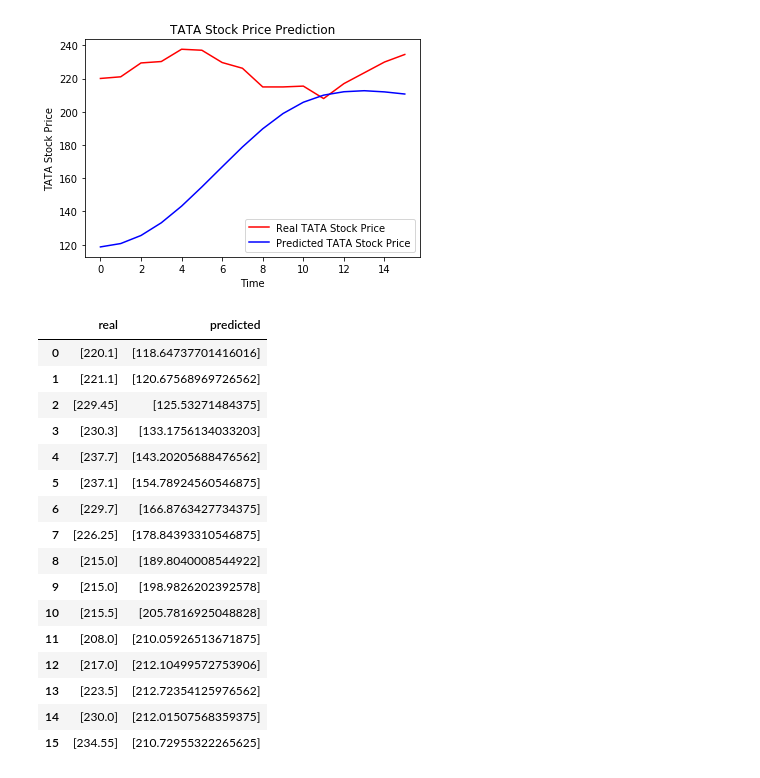
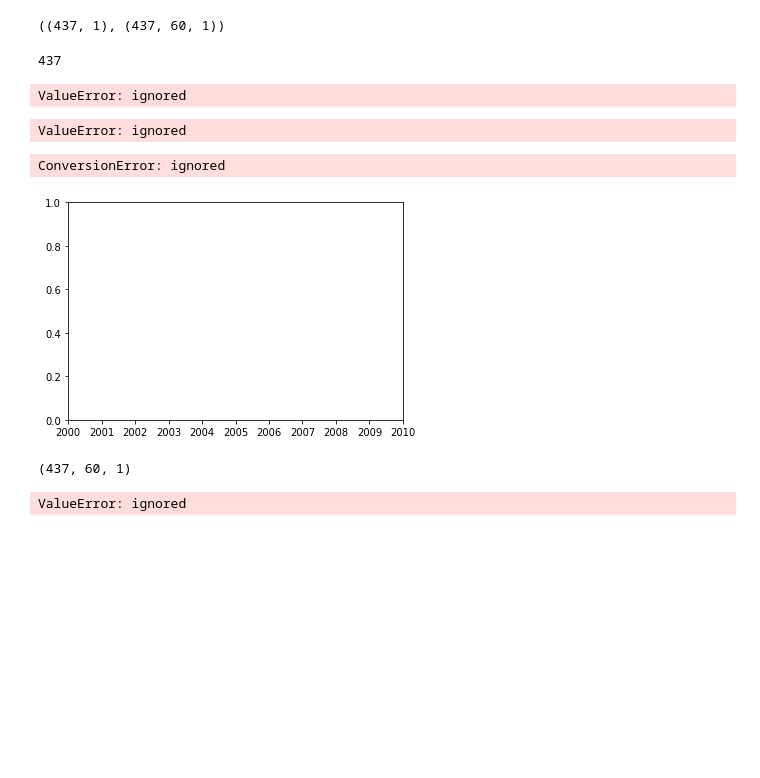
Before and after one commit to neermesh/deep-learning, a Jupyter notebook: tensorflow_LSTM.ipynb, the cells around one changed output. Saved outputs shown, nothing was run; the diff lists cells and outputs as text; code cells hidden in the pictures; blank space fills up the shorter version.

```diff
--- a/tensorflow_LSTM.ipynb
+++ b/tensorflow_LSTM.ipynb
@@ -34,4 +39,7 @@ array([319.54006958, 313.81295776, 326.49798584, ..., 465.1499939 ,
+# %%
+train = train['Adj Close']
+test = test['Adj Close']
 # %%
 from sklearn.preprocessing import MinMaxScaler
 sc = MinMaxScaler(feature_range=(0,1))
-dfsc = sc.fit_transform(df.reshape(-1, 1))
+train_scaled = sc.fit_transform(train.values.reshape(-1, 1))
@@ -59,8 +60,8 @@ df.shape, df_train.shape, df_test.shape
 # %%
 X_train = []
 y_train = []
-for i in range(60,2035):
-    X_train.append(training_set_scaled[i-60:i,0])
-    y_train.append(training_set_scaled[i,0])
+for i in range(60,1984):
+    X_train.append(train_scaled[i-60:i,0])
+    y_train.append(train_scaled[i,0])
 X_train,y_train = np.array(X_train), np.array(y_train)
 # %%
@@ -162,45 +147,50 @@ real_stock_price = dataset_test.iloc[:,1:2].values
 # %%
-dataset_total = pd.concat((dataset_train['Open'],dataset_test['Open']),axis=0)
-inputs = dataset_total[len(dataset_total)- len(dataset_test)-60:].values
+dataset_total = pd.concat((train,test),axis=0)
+inputs = dataset_total[len(df)- len(test)-60:].values
 inputs = inputs.reshape(-1,1)
 inputs = sc.transform(inputs)
 X_test = []
-for i in range(60,76):
+for i in range(60,497):
     X_test.append(inputs[i-60:i,0])
 X_test = np.array(X_test)
 X_test = np.reshape(X_test,(X_test.shape[0],X_test.shape[1],1))
 predicted_stock_price = regressor.predict(X_test)
 predicted_stock_price = sc.inverse_transform(predicted_stock_price)
+# %%
+predicted_stock_price.shape,X_test.shape
+# %% [output]
+((437, 1), (437, 60, 1))
+# %%
+len([X_test[i][1] for i in range(len(X_test))])
+# %% [output]
+437
+# %%
+pd.DataFrame(predicted_stock_price,index=test.index)
+# %% [output]
+ValueError: ignored
+# %%
+pd.concat((pd.DataFrame(test),pd.DataFrame(predicted_stock_price)),axis=1)
+# %% [output]
+ValueError: ignored
 # %%
 
 
 # Visualising the results
-plt.plot(real_stock_price, color = 'red', label = 'Real TATA Stock Price')
+plt.plot(test, color = 'red', label = 'Real TATA Stock Price')
 plt.plot(predicted_stock_price, color = 'blue', label = 'Predicted TATA Stock Price')
 plt.title('TATA Stock Price Prediction')
 plt.xlabel('Time')
 plt.ylabel('TATA Stock Price')
 plt.legend()
 plt.show()
 # %% [output]
+ConversionError: ignored
-[figure, old version]
+[figure, new version]
+# %%
+X_test.shape
+# %% [output]
+(437, 60, 1)
 # %%
-pd.DataFrame({'real':real_stock_price.tolist(),'predicted':predicted_stock_price.tolist()})
+pd.DataFrame({'real':df_test.tolist(),'predicted':predicted_stock_price.tolist()})
 # %% [output]
-|  | real | predicted |
-| 0 | [220.1] | [118.64737701416016] |
-| 1 | [221.1] | [120.67568969726562] |
-| 2 | [229.45] | [125.53271484375] |
-| 3 | [230.3] | [133.1756134033203] |
-| 4 | [237.7] | [143.20205688476562] |
-| 5 | [237.1] | [154.78924560546875] |
-| 6 | [229.7] | [166.8763427734375] |
-| 7 | [226.25] | [178.84393310546875] |
-| 8 | [215.0] | [189.8040008544922] |
-| 9 | [215.0] | [198.9826202392578] |
-| 10 | [215.5] | [205.7816925048828] |
-| 11 | [208.0] | [210.05926513671875] |
-| 12 | [217.0] | [212.10499572753906] |
-| 13 | [223.5] | [212.72354125976562] |
-| 14 | [230.0] | [212.01507568359375] |
-| 15 | [234.55] | [210.72955322265625] |
+ValueError: ignored
```
Also changed, not shown: parts of 19 cells of this notebook.
